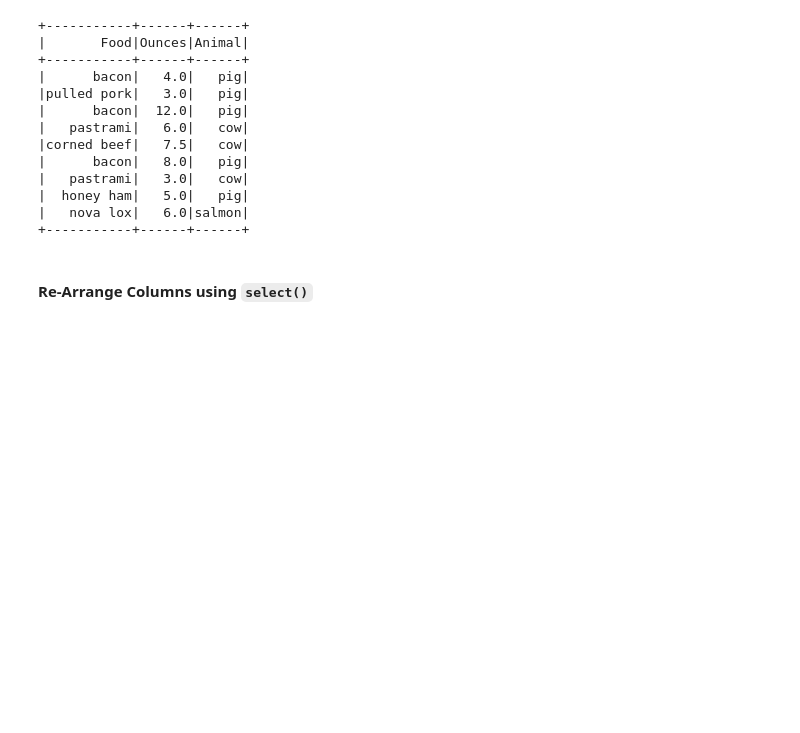
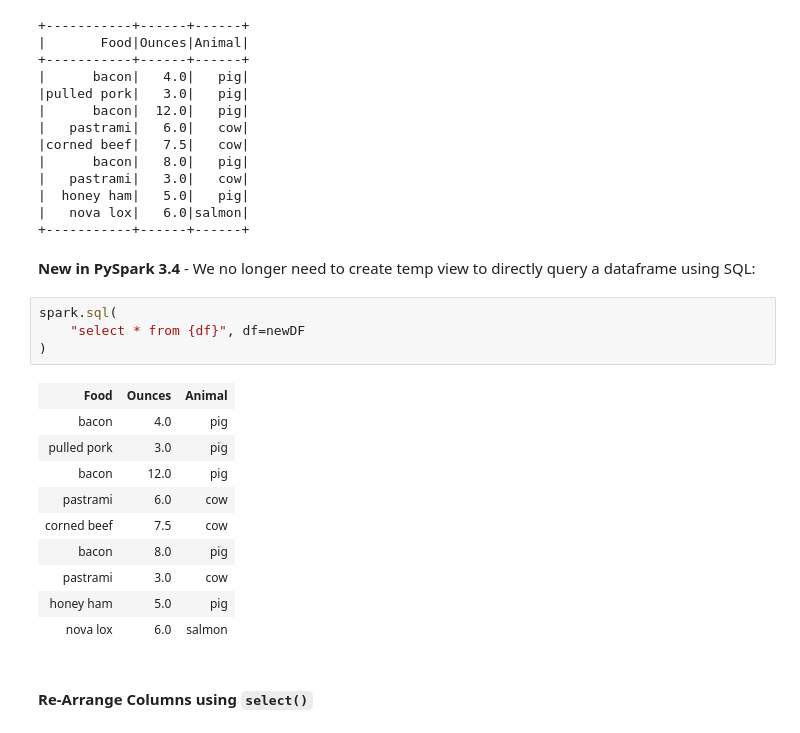
Before and after one commit to pybokeh/jupyter-sql, a Jupyter notebook: PySpark/PySpark_CheatSheet.ipynb, the cells around one changed output. Saved outputs shown, nothing was run; the diff lists cells and outputs as text; blank space fills up the shorter version.

Commit message:
Added new PySpark 3.4 syntax where we can directly query a dataframe with SQL without having to create a temp view

```diff
--- a/PySpark/PySpark_CheatSheet.ipynb
+++ b/PySpark/PySpark_CheatSheet.ipynb
@@ -493,6 +511,23 @@ newDF.show()
 |  honey ham|   5.0|   pig|
 |   nova lox|   6.0|salmon|
 +-----------+------+------+
+# %% [markdown]
+**New in PySpark 3.4** - We no longer need to create temp view to directly query a dataframe using SQL:
+# %%
+spark.sql(
+    "select * from {df}", df=newDF
+)
+# %% [output]
+| Food | Ounces | Animal |
+| bacon | 4.0 | pig |
+| pulled pork | 3.0 | pig |
+| bacon | 12.0 | pig |
+| pastrami | 6.0 | cow |
+| corned beef | 7.5 | cow |
+| bacon | 8.0 | pig |
+| pastrami | 3.0 | cow |
+| honey ham | 5.0 | pig |
+| nova lox | 6.0 | salmon |
 # %% [markdown]
 #### Re-Arrange Columns using `select()`
 # %% [markdown]
```
Also changed, not shown: parts of 3 cells of this notebook.
